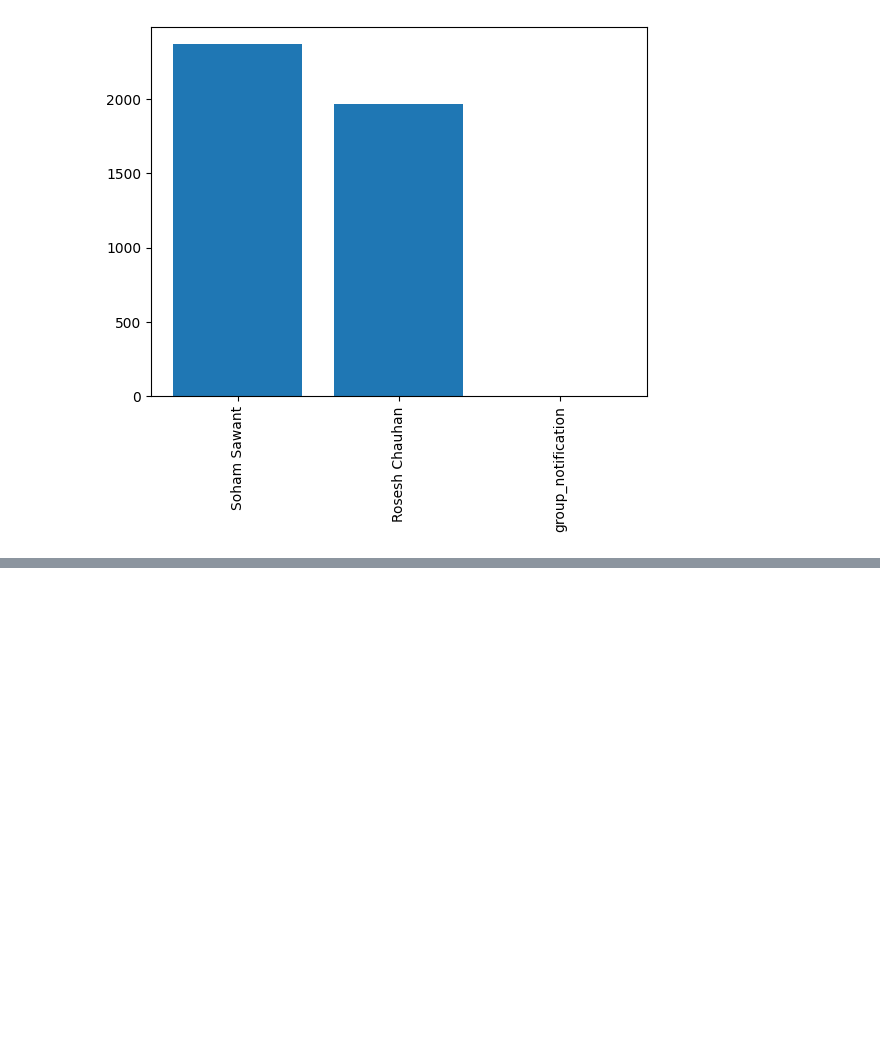
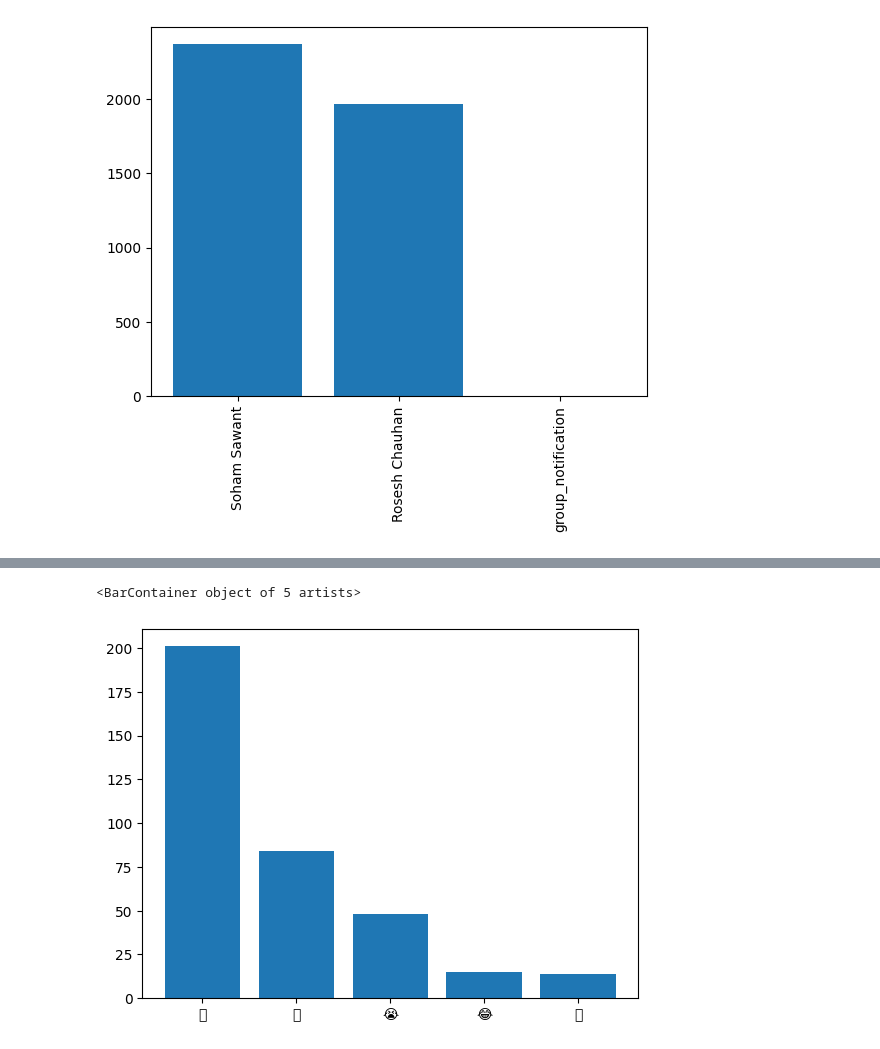
Before and after one commit to rosesh16/wp_chat_analysis, a Jupyter notebook: whatsapp-chat-analysis.ipynb, the cells around one changed output, grey strips where cells are left out. Saved outputs shown, nothing was run; the diff lists cells and outputs as text; code cells hidden in the pictures; blank space fills up the shorter version.

```diff
--- a/whatsapp-chat-analysis.ipynb
+++ b/whatsapp-chat-analysis.ipynb
@@ -161,0 +211,4 @@ round((df['user'].value_counts()/df.shape[0])*100,2).reset_index().rename(column
+# %%
+f = open('stop_hinglish.txt','r')
+stop_words = f.read()
+print(stop_words)
@@ -161,0 +233,7 @@ round((df['user'].value_counts()/df.shape[0])*100,2).reset_index().rename(column
+# %%
+words = []
+
+for message in temp['message']:
+  for word in message.lower().split():
+    if word not in stop_words:
+      words.append(word)
@@ -161,0 +261,13 @@ round((df['user'].value_counts()/df.shape[0])*100,2).reset_index().rename(column
+# %%
+import emoji
+
+emojis = []
+for message in df['message']:
+  emojis.extend([c for c in message if emoji.is_emoji(c)])
+# %%
+emoji_df = pd.DataFrame(Counter(emojis).most_common(len(Counter(emojis))))
+# %%
+plt.bar(emoji_df[0].head(),emoji_df[1].head())
+# %% [output]
+<BarContainer object of 5 artists>
+[figure, added]
```
Also changed, not shown: parts of 26 cells of this notebook.
